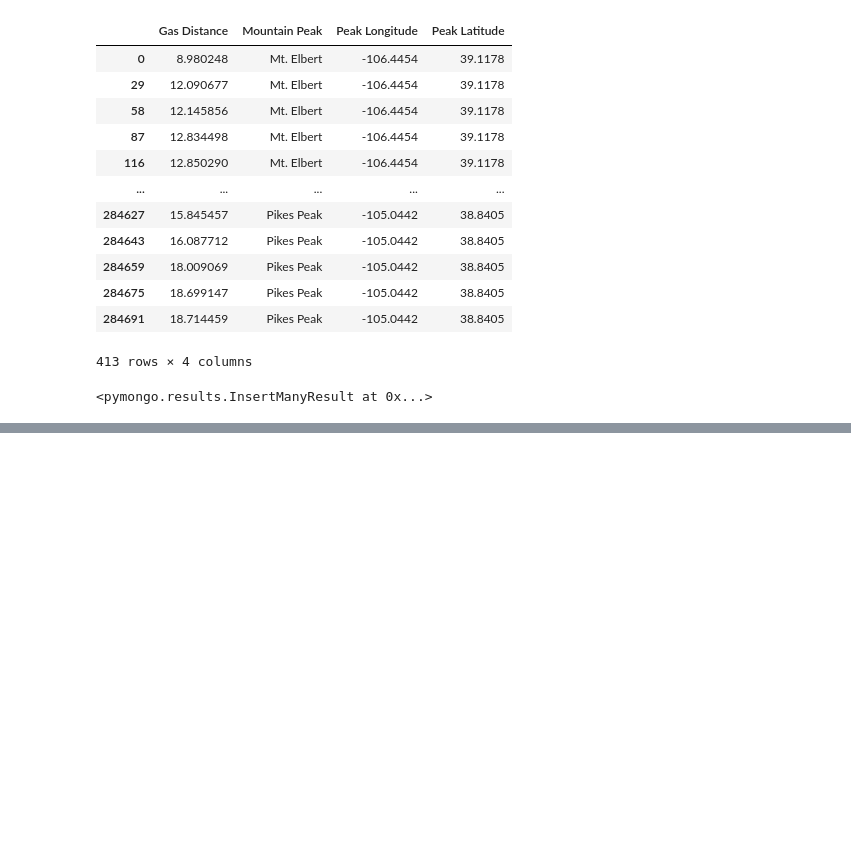
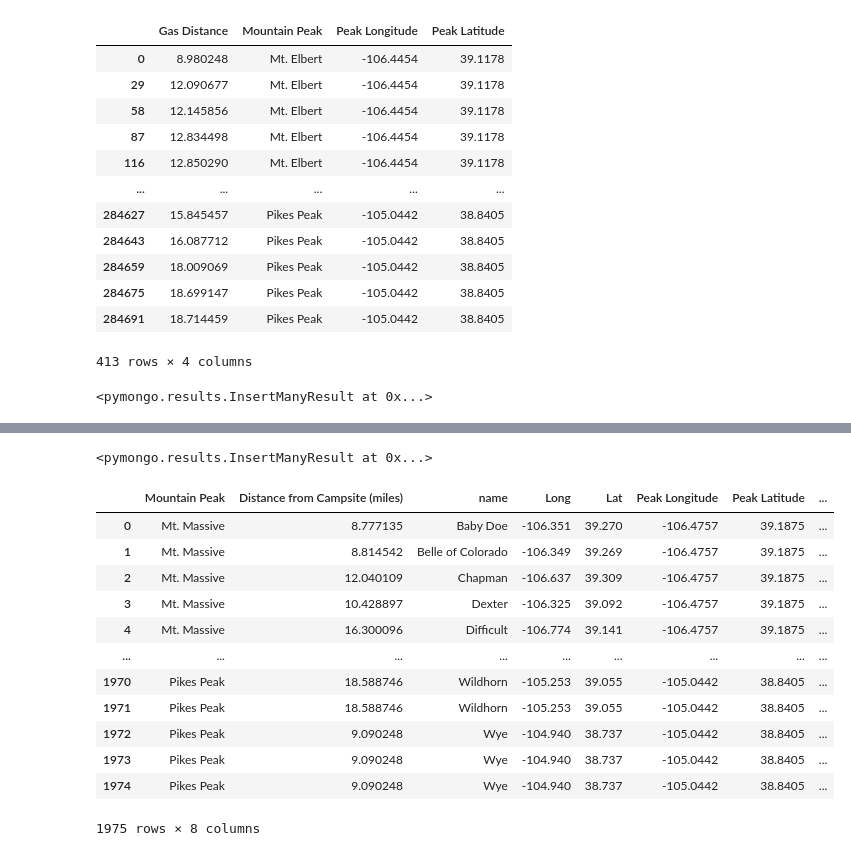
Before and after one commit to JohnMowry77/14ers_breweries_camping, a Jupyter notebook: Scripts/Mongo_DB_Script.ipynb, the cells around one changed output, grey strips where cells are left out. Saved outputs shown, nothing was run; the diff lists cells and outputs as text; code cells hidden in the pictures; blank space fills up the shorter version.

```diff
--- a/Scripts/Mongo_DB_Script.ipynb
+++ b/Scripts/Mongo_DB_Script.ipynb
@@ -531,0 +632,26 @@ gas_14ers.insert_many(data)
+# %%
+# Declare the collection for breweries with 14ers Peak information
+brewery_14ers = db.brewery_14ers_db
+data = clean_brewery_merge.to_dict(orient = "records")
+brewery_14ers.insert_many(data)
+# %% [output]
+<pymongo.results.InsertManyResult at 0x...>
+# %%
+#merge distance dbs
+distance_merge=pd.merge(clean_mountains, clean_charger_merge[["Mountain Peak", "Charging Distance"]], on ="Mountain Peak")
+distance_merge=distance_merge.drop_duplicates()
+distance_merge
+# %% [output]
+|  | Mountain Peak | Distance from Campsite (miles) | name | Long | Lat | Peak Longitude | Peak Latitude | ... |
+| 0 | Mt. Massive | 8.777135 | Baby Doe | -106.351 | 39.270 | -106.4757 | 39.1875 | ... |
+| 1 | Mt. Massive | 8.814542 | Belle of Colorado | -106.349 | 39.269 | -106.4757 | 39.1875 | ... |
+| 2 | Mt. Massive | 12.040109 | Chapman | -106.637 | 39.309 | -106.4757 | 39.1875 | ... |
+| 3 | Mt. Massive | 10.428897 | Dexter | -106.325 | 39.092 | -106.4757 | 39.1875 | ... |
+| 4 | Mt. Massive | 16.300096 | Difficult | -106.774 | 39.141 | -106.4757 | 39.1875 | ... |
+| ... | ... | ... | ... | ... | ... | ... | ... | ... |
+| 1970 | Pikes Peak | 18.588746 | Wildhorn | -105.253 | 39.055 | -105.0442 | 38.8405 | ... |
+| 1971 | Pikes Peak | 18.588746 | Wildhorn | -105.253 | 39.055 | -105.0442 | 38.8405 | ... |
+| 1972 | Pikes Peak | 9.090248 | Wye | -104.940 | 38.737 | -105.0442 | 38.8405 | ... |
+| 1973 | Pikes Peak | 9.090248 | Wye | -104.940 | 38.737 | -105.0442 | 38.8405 | ... |
+| 1974 | Pikes Peak | 9.090248 | Wye | -104.940 | 38.737 | -105.0442 | 38.8405 | ... |
+1975 rows × 8 columns
```
Also changed, not shown: parts of 15 cells of this notebook, 7 other files.
